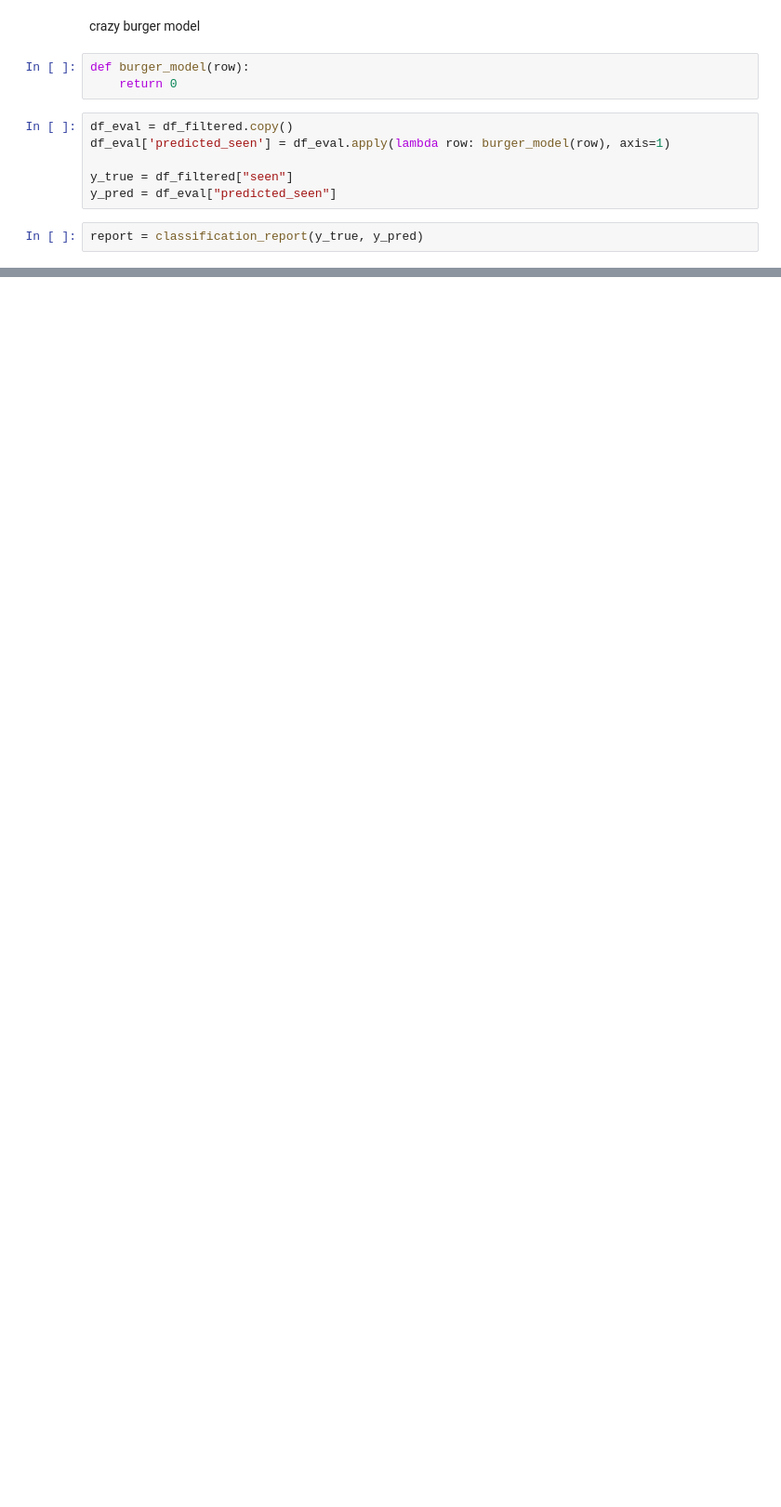
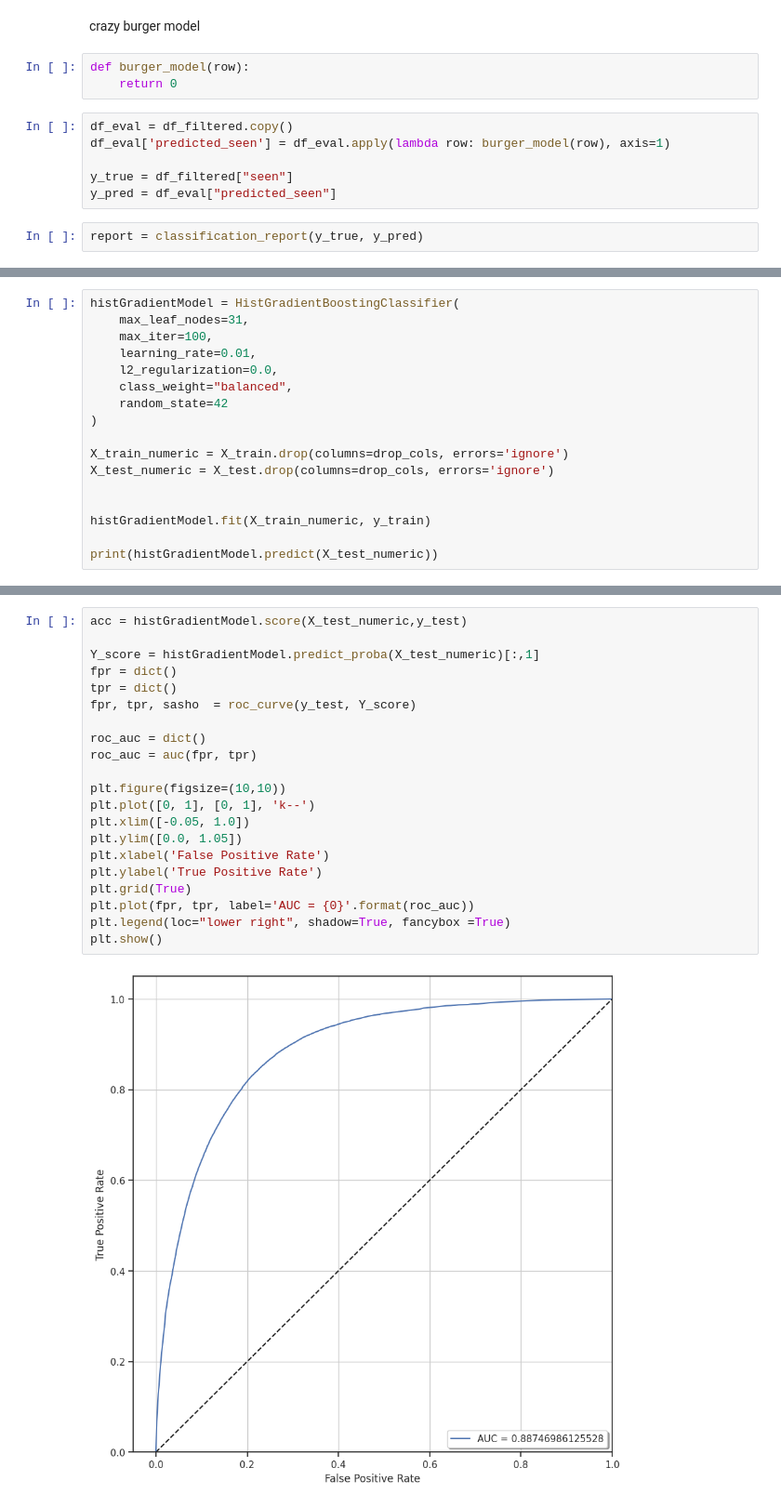
Before and after one commit to kebabzter/the-greatest-cormorant, a Jupyter notebook: notebook-final.ipynb, the cells around one changed output, grey strips where cells are left out. Shown at 93% size. Cells and saved outputs as stored; diff of their text form; blank space fills up the shorter version.

Commit message:
Added the HistGradientBooster model

```diff
--- a/notebook-final.ipynb
+++ b/notebook-final.ipynb
@@ -908,0 +981,17 @@ weighted avg       0.90      0.95      0.92   4710608
+# %%
+histGradientModel = HistGradientBoostingClassifier(
+    max_leaf_nodes=31,
+    max_iter=100,
+    learning_rate=0.01,
+    l2_regularization=0.0,
+    class_weight="balanced",
+    random_state=42
+)
+
+X_train_numeric = X_train.drop(columns=drop_cols, errors='ignore')
+X_test_numeric = X_test.drop(columns=drop_cols, errors='ignore')
+
+
+histGradientModel.fit(X_train_numeric, y_train)
+
+print(histGradientModel.predict(X_test_numeric))
@@ -908,0 +1000,23 @@ weighted avg       0.90      0.95      0.92   4710608
+# %%
+acc = histGradientModel.score(X_test_numeric,y_test)
+
+Y_score = histGradientModel.predict_proba(X_test_numeric)[:,1]
+fpr = dict()
+tpr = dict()
+fpr, tpr, sasho  = roc_curve(y_test, Y_score)
+
+roc_auc = dict()
+roc_auc = auc(fpr, tpr)
+
+plt.figure(figsize=(10,10))
+plt.plot([0, 1], [0, 1], 'k--')
+plt.xlim([-0.05, 1.0])
+plt.ylim([0.0, 1.05])
+plt.xlabel('False Positive Rate')
+plt.ylabel('True Positive Rate')
+plt.grid(True)
+plt.plot(fpr, tpr, label='AUC = {0}'.format(roc_auc))
+plt.legend(loc="lower right", shadow=True, fancybox =True)
+plt.show()
+# %% [output]
+[figure, added]
```
Also changed, not shown: parts of 43 cells of this notebook.
